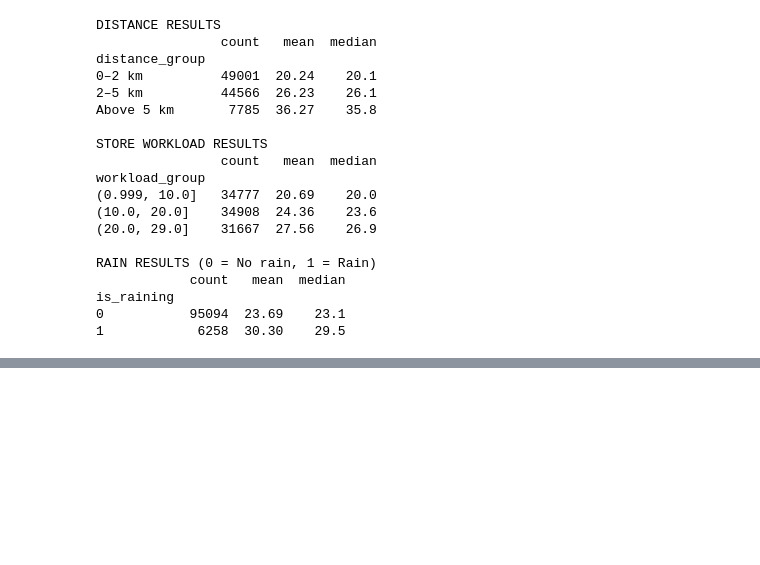
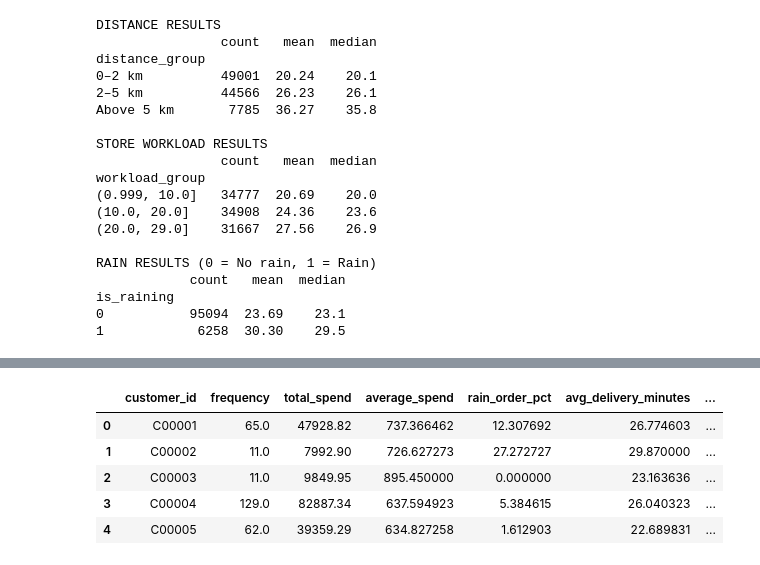
Before and after one commit to chauhankeval33/QuickCart, a Jupyter notebook: notebooks/01_eda.ipynb, the cells around one changed output, grey strips where cells are left out. Drawn from its saved outputs; the diff is of its cells as text; code cells hidden in the pictures; blank space fills up the shorter version.

```diff
--- a/notebooks/01_eda.ipynb
+++ b/notebooks/01_eda.ipynb
@@ -670,0 +673,85 @@ is_raining
+# %%
+
+# Work on copies
+orders_copy = orders_data.copy()
+customers_copy = customers.copy()
+
+# Convert dates
+orders_copy["order_ts"] = pd.to_datetime(
+    orders_copy["order_ts"], errors="coerce"
+)
+customers_copy["signup_date"] = pd.to_datetime(
+    customers_copy["signup_date"], errors="coerce"
+)
+
+# Define cutoff date
+cutoff_date = orders_copy["order_ts"].max().normalize()
+
+# Keep only orders available on or before the cutoff
+orders_copy = orders_copy[
+    orders_copy["order_ts"] < cutoff_date + pd.Timedelta(days=1)
+].copy()
+
+# Sort orders for latest-order calculations
+orders_copy = orders_copy.sort_values("order_ts")
+
+# Calculate customer-level order features
+customer_features = orders_copy.groupby("customer_id").agg(
+    last_order_date=("order_ts", "max"),
+    frequency=("order_id", "nunique"),
+    total_spend=("basket_value", "sum"),
+    average_spend=("basket_value", "mean"),
+    total_discount=("discount_amt", "sum"),
+    rain_order_pct=("is_raining", "mean"),
+    avg_delivery_minutes=("delivery_minutes", "mean"),
+    cancelled_order_pct=(
+        "status",
+        lambda x: x.astype(str).str.strip().str.lower().eq("cancelled").mean()
+    )
+).reset_index()
+
+# Recency in days
+customer_features["recency_days"] = (
+    cutoff_date - customer_features["last_order_date"].dt.normalize()
+).dt.days
+
+# Discount share: total discount divided by total basket value
+customer_features["discount_share"] = (
+    customer_features["total_discount"]
+    / customer_features["total_spend"].replace(0, np.nan)
+)
+
+# Convert proportions to percentages
+customer_features["rain_order_pct"] *= 100
+customer_features["cancelled_order_pct"] *= 100
+
+# Calculate customer tenure
+customer_features = customer_features.merge(
+    customers_copy[["customer_id", "signup_date"]],
+    on="customer_id",
+    how="right",
+    validate="one_to_one"
+)
+
+customer_features["tenure_days"] = (
+    cutoff_date - customer_features["signup_date"].dt.normalize()
+).dt.days
+
+# Remove helper columns
+customer_features = customer_features.drop(
+    columns=["last_order_date", "total_discount", "signup_date"]
+)
+
+# Keep one row per customer
+customer_features = customer_features.drop_duplicates(
+    subset="customer_id"
+)
+
+# Verify output
+print("Cutoff date:", cutoff_date)
+print("Customer table shape:", customer_features.shape)
+print("Unique customers:", customer_features["customer_id"].nunique())
+print("Duplicate customer IDs:", customer_features["customer_id"].duplicated().sum())
+
+customer_features.head()
+# %% [output]
@@ -670,0 +762,6 @@ is_raining
+|  | customer_id | frequency | total_spend | average_spend | rain_order_pct | avg_delivery_minutes | ... |
+| 0 | C00001 | 65.0 | 47928.82 | 737.366462 | 12.307692 | 26.774603 | ... |
+| 1 | C00002 | 11.0 | 7992.90 | 726.627273 | 27.272727 | 29.870000 | ... |
+| 2 | C00003 | 11.0 | 9849.95 | 895.450000 | 0.000000 | 23.163636 | ... |
+| 3 | C00004 | 129.0 | 82887.34 | 637.594923 | 5.384615 | 26.040323 | ... |
+| 4 | C00005 | 62.0 | 39359.29 | 634.827258 | 1.612903 | 22.689831 | ... |
```
Also changed, not shown: parts of 11 cells of this notebook.
